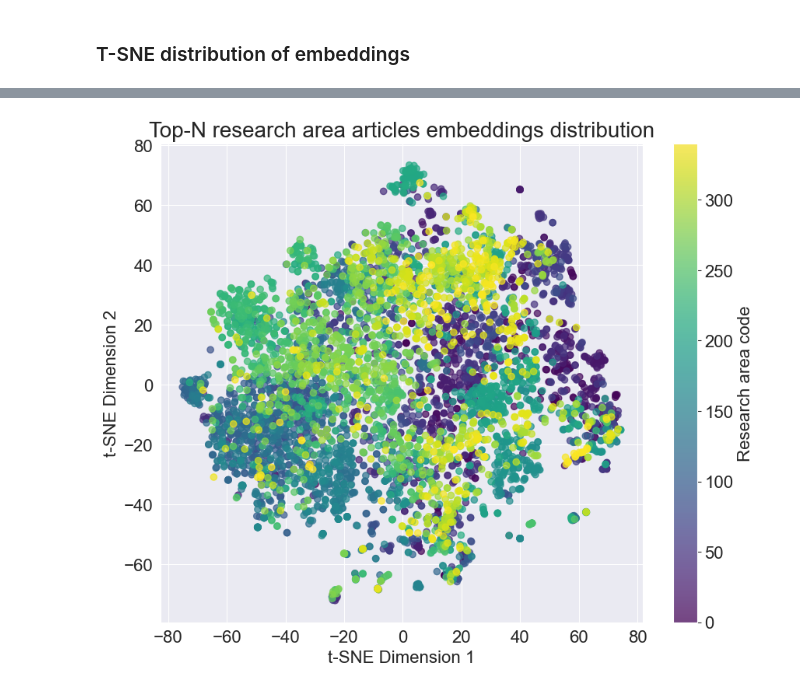
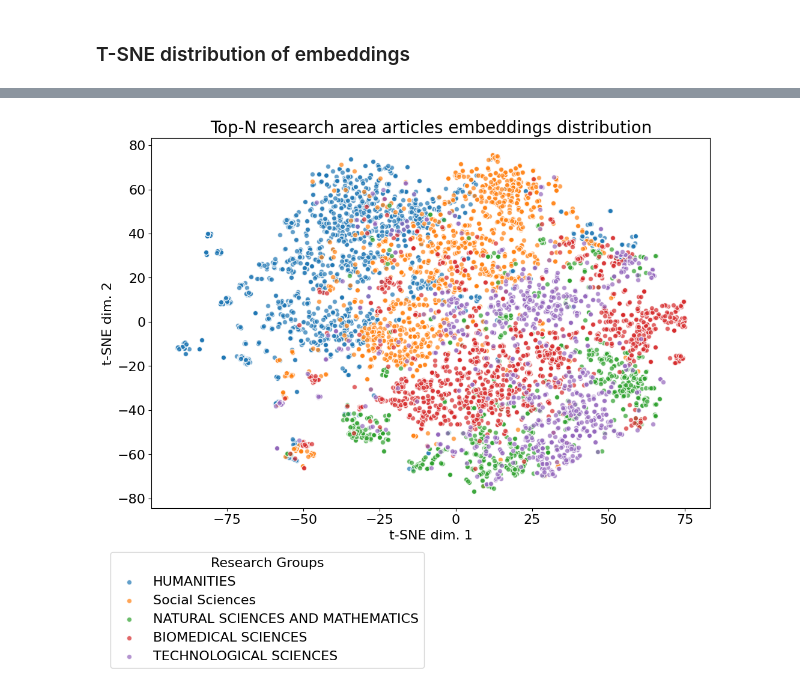
Before and after one commit to eutopia-collaboration-recommender/ecr-analytics, a Jupyter notebook: notebooks/05 - Research topics - top N articles distribution.ipynb, the cells around one changed output, grey strips where cells are left out. Drawn from its saved outputs; the diff is of its cells as text; code cells hidden in the pictures.

```diff
--- a/notebooks/05 - Research topics - top N articles distribution.ipynb
+++ b/notebooks/05 - Research topics - top N articles distribution.ipynb
@@ -68,20 +78,21 @@ def parse_embedding(data):
         return np.fromstring(data.strip('[]'), sep=',')
     return data
 
-df['EMBEDDING_TENSOR_DATA'] = df['EMBEDDING_TENSOR_DATA'].apply(parse_embedding)
+
+df['article_text_embedding'] = df['article_text_embedding'].apply(parse_embedding)
 
 # Ensure that all embeddings are of the same length
-embedding_lengths = df['EMBEDDING_TENSOR_DATA'].apply(len)
+embedding_lengths = df['article_text_embedding'].apply(len)
 if embedding_lengths.nunique() != 1:
     raise ValueError("Embeddings are not of the same length")
 
 # Stack embeddings into a matrix
-embeddings_matrix = np.stack(df['EMBEDDING_TENSOR_DATA'].values)
+embeddings_matrix = np.stack(df['article_text_embedding'].values)
 
 # Apply t-SNE
 tsne = TSNE(n_components=2, random_state=42)
 tsne_results = tsne.fit_transform(embeddings_matrix)
 
 # Add t-SNE results to the dataframe
-df['TSNE_DIM_1'] = tsne_results[:, 0]
-df['TSNE_DIM_2'] = tsne_results[:, 1]
+df['tsne_dim_1'] = tsne_results[:, 0]
+df['tsne_dim_2'] = tsne_results[:, 1]
@@ -90,23 +99,39 @@ df['TSNE_DIM_2'] = tsne_results[:, 1]
+# %%
+df['group_name'] = df['research_branch_name']
+df['subgroup_name'] = df['research_subbranch_name']
 # %%
 
 plt.rcParams.update({
     'font.size': 16,  # Global font size
     'axes.titlesize': 20,  # Title font size
     'axes.labelsize': 16,  # X and Y label font size
     'xtick.labelsize': 16,  # X tick label font size
     'ytick.labelsize': 16,  # Y tick label font size
     'legend.fontsize': 16,  # Legend font size
     'figure.titlesize': 20  # Figure title font size
 })
 
 # Plot the results
-plt.figure(figsize=(10, 8))
-scatter = plt.scatter(df['TSNE_DIM_1'], df['TSNE_DIM_2'], c=df['RESEARCH_AREA_CODE'].astype('category').cat.codes, cmap='viridis', alpha=0.7)
-plt.colorbar(scatter, label='Research area code')
+plt.figure(figsize=(12, 8))
+groups = df['group_name'].unique()
+
+# Plot each group with a unique marker and color
+for group in groups:
+    subset = df[df['group_name'] == group]
+    plt.scatter(
+        subset['tsne_dim_1'], subset['tsne_dim_2'],
+        label=f'{group}', alpha=0.7, edgecolors='w')
+
+# # Annotating the points
+# for i, txt in enumerate(df['research_area_code']):
+#     plt.annotate(txt, (df['tsne_dim_1'][i], df['tsne_dim_2'][i]), fontsize=8, alpha=0.6)
+
+# Add legend and labels
+plt.legend(title="Research Groups", bbox_to_anchor=(0.5, -0.1))
 plt.title('Top-N research area articles embeddings distribution')
-plt.xlabel('t-SNE Dimension 1')
-plt.ylabel('t-SNE Dimension 2')
-plt.savefig('../assets/report_figures/tsne_top_n_articles.png')
+plt.xlabel('t-SNE dim. 1')
+plt.ylabel('t-SNE dim. 2')
+# plt.savefig('../src/assets/report_figures/tsne_top_n_articles.png')
 plt.show()
 # %% [output]
-[figure, old version]
+[figure, new version]
```
Also changed, not shown: parts of 5 cells of this notebook, 17 other files.
